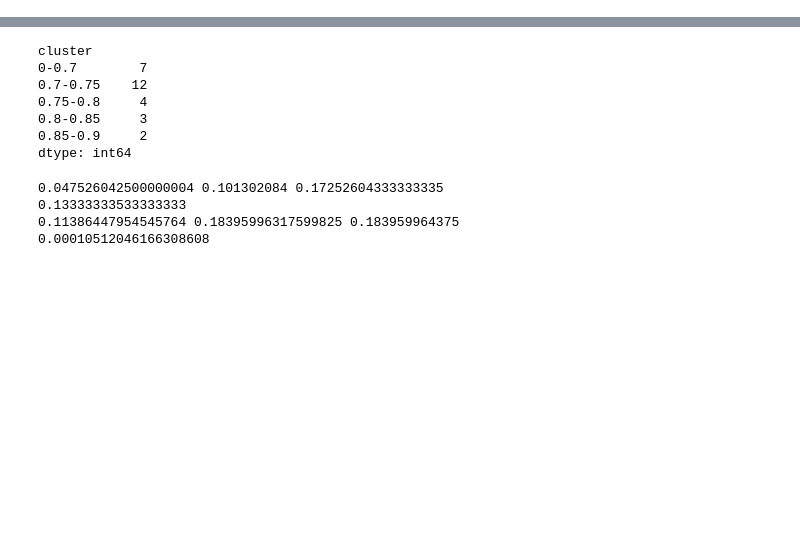
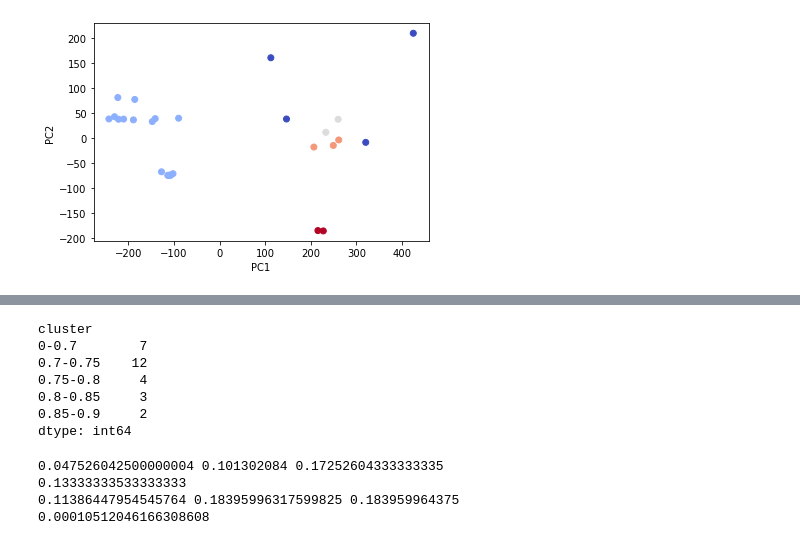
Before and after one commit to ey-l/explainable-discretization, a Jupyter notebook: notebooks/emd-kl.ipynb, the cells around one changed output, grey strips where cells are left out. Cells and saved outputs as stored; diff of their text form; code cells hidden in the pictures; blank space fills up the shorter version.

Commit message:
add 1d cluster

```diff
--- a/notebooks/emd-kl.ipynb
+++ b/notebooks/emd-kl.ipynb
@@ -130,0 +320,15 @@ print(outs[0])
+# %%
+from sklearn.cluster import DBSCAN
+from sklearn.preprocessing import StandardScaler
+dbscan = DBSCAN(eps=150, min_samples=2)
+#X = StandardScaler().fit_transform(X)
+pca = PCA(n_components=10)
+X = list(df_out['partitioned'].values)
+processed = pca.fit_transform(X)
+clusters = dbscan.fit_predict(processed)
+plt.scatter(pcadf['PC1'], pcadf['PC2'], c=clusters, cmap='coolwarm')
+plt.xlabel('PC1')
+plt.ylabel('PC2')
+plt.show()
+# %% [output]
+[figure, added]
```
Also changed, not shown: parts of 33 cells of this notebook, 8 other files.
